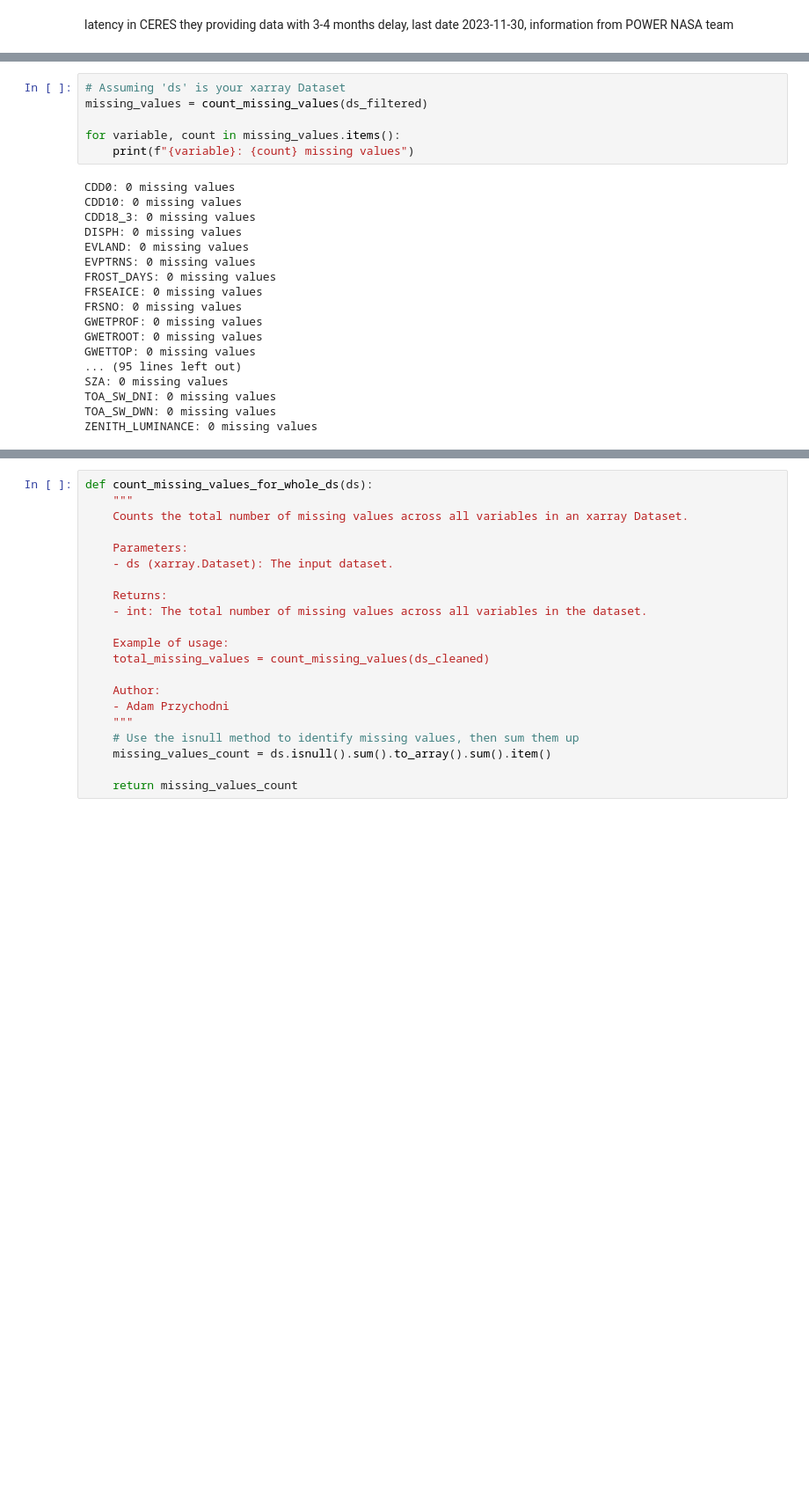
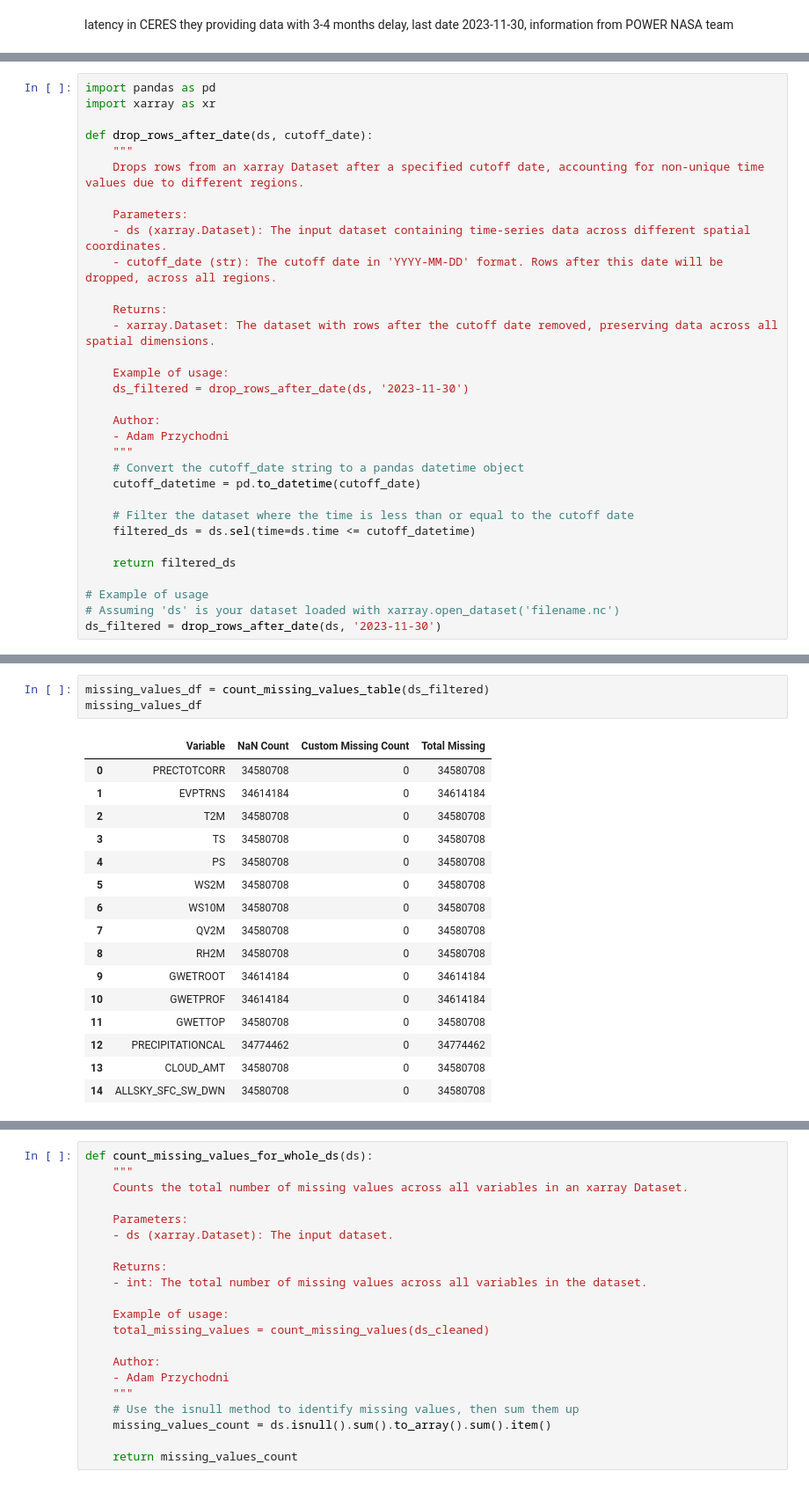
Before and after one commit to AdamPrzychodniPrivate/soil-water-forecasting, a Jupyter notebook: ml-modeling-pipeline/notebooks/2. data_preprocessing.ipynb, the cells around one changed output, grey strips where cells are left out. Shown at 88% size. Drawn from its saved outputs; the diff is of its cells as text; blank space fills up the shorter version.

```diff
--- a/ml-modeling-pipeline/notebooks/2. data_preprocessing.ipynb
+++ b/ml-modeling-pipeline/notebooks/2. data_preprocessing.ipynb
@@ -152,0 +80,32 @@ Data variables: (12/111)
+# %%
+import pandas as pd
+import xarray as xr
+
+def drop_rows_after_date(ds, cutoff_date):
+    """
+    Drops rows from an xarray Dataset after a specified cutoff date, accounting for non-unique time values due to different regions.
+
+    Parameters:
+    - ds (xarray.Dataset): The input dataset containing time-series data across different spatial coordinates.
+    - cutoff_date (str): The cutoff date in 'YYYY-MM-DD' format. Rows after this date will be dropped, across all regions.
+
+    Returns:
+    - xarray.Dataset: The dataset with rows after the cutoff date removed, preserving data across all spatial dimensions.
+
+    Example of usage:
+    ds_filtered = drop_rows_after_date(ds, '2023-11-30')
+
+    Author:
+    - Adam Przychodni
+    """
+    # Convert the cutoff_date string to a pandas datetime object
+    cutoff_datetime = pd.to_datetime(cutoff_date)
+
+    # Filter the dataset where the time is less than or equal to the cutoff date
+    filtered_ds = ds.sel(time=ds.time <= cutoff_datetime)
+
+    return filtered_ds
+
+# Example of usage
+# Assuming 'ds' is your dataset loaded with xarray.open_dataset('filename.nc')
+ds_filtered = drop_rows_after_date(ds, '2023-11-30')
@@ -153,24 +135,20 @@ Data variables: (12/111)
 # %%
-# Assuming 'ds' is your xarray Dataset
-missing_values = count_missing_values(ds_filtered)
-
-for variable, count in missing_values.items():
-    print(f"{variable}: {count} missing values")
+missing_values_df = count_missing_values_table(ds_filtered)
+missing_values_df
 # %% [output]
-CDD0: 0 missing values
-CDD10: 0 missing values
-CDD18_3: 0 missing values
-DISPH: 0 missing values
-EVLAND: 0 missing values
-EVPTRNS: 0 missing values
-FROST_DAYS: 0 missing values
-FRSEAICE: 0 missing values
-FRSNO: 0 missing values
-GWETPROF: 0 missing values
-GWETROOT: 0 missing values
-GWETTOP: 0 missing values
-... (95 lines left out)
-SZA: 0 missing values
-TOA_SW_DNI: 0 missing values
-TOA_SW_DWN: 0 missing values
-ZENITH_LUMINANCE: 0 missing values
+|  | Variable | NaN Count | Custom Missing Count | Total Missing |
+| 0 | PRECTOTCORR | 34580708 | 0 | 34580708 |
+| 1 | EVPTRNS | 34614184 | 0 | 34614184 |
+| 2 | T2M | 34580708 | 0 | 34580708 |
+| 3 | TS | 34580708 | 0 | 34580708 |
+| 4 | PS | 34580708 | 0 | 34580708 |
+| 5 | WS2M | 34580708 | 0 | 34580708 |
+| 6 | WS10M | 34580708 | 0 | 34580708 |
+| 7 | QV2M | 34580708 | 0 | 34580708 |
+| 8 | RH2M | 34580708 | 0 | 34580708 |
+| 9 | GWETROOT | 34614184 | 0 | 34614184 |
+| 10 | GWETPROF | 34614184 | 0 | 34614184 |
+| 11 | GWETTOP | 34580708 | 0 | 34580708 |
+| 12 | PRECIPITATIONCAL | 34774462 | 0 | 34774462 |
+| 13 | CLOUD_AMT | 34580708 | 0 | 34580708 |
+| 14 | ALLSKY_SFC_SW_DWN | 34580708 | 0 | 34580708 |
```
Also changed, not shown: parts of 31 cells of this notebook.
